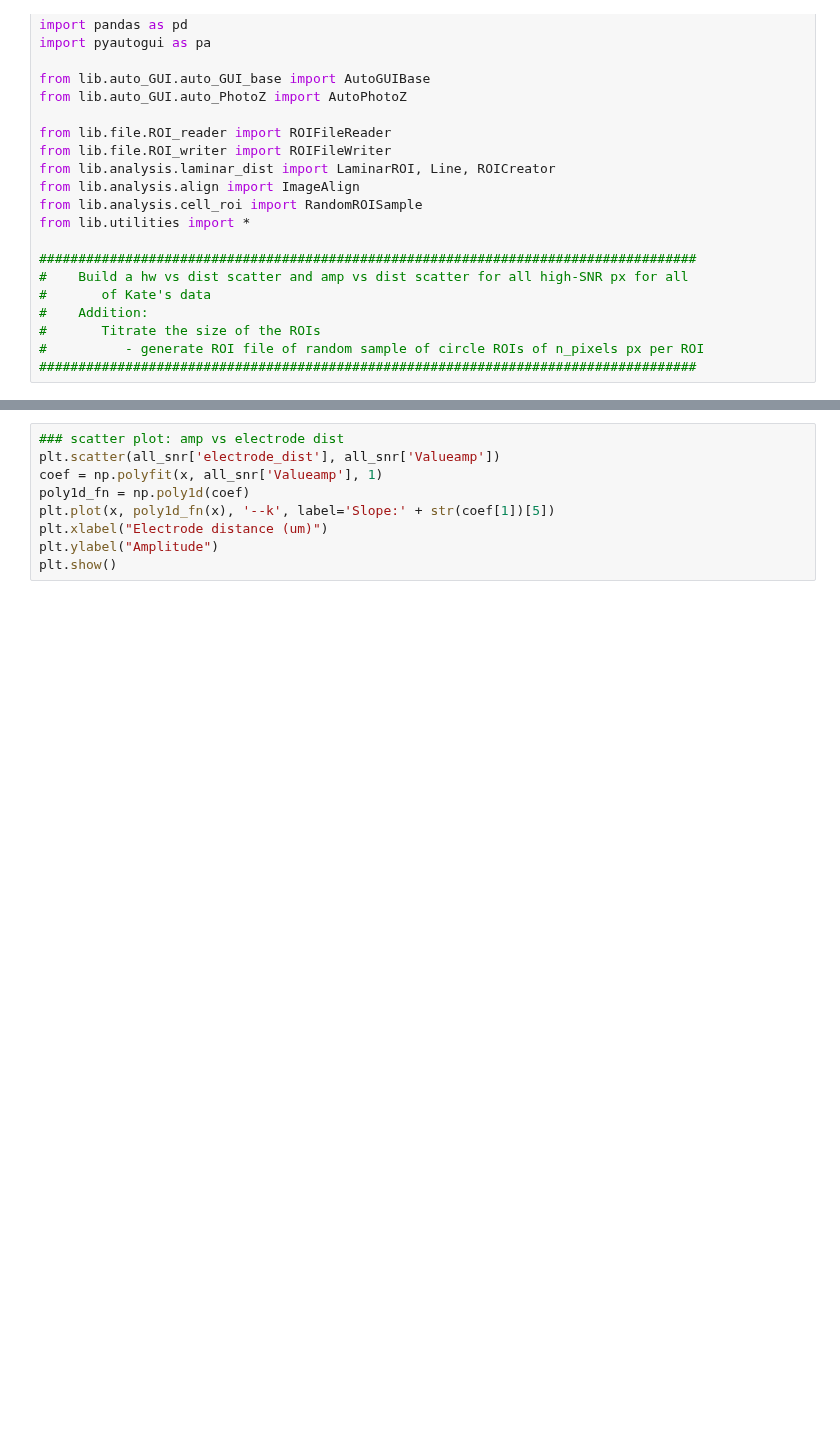
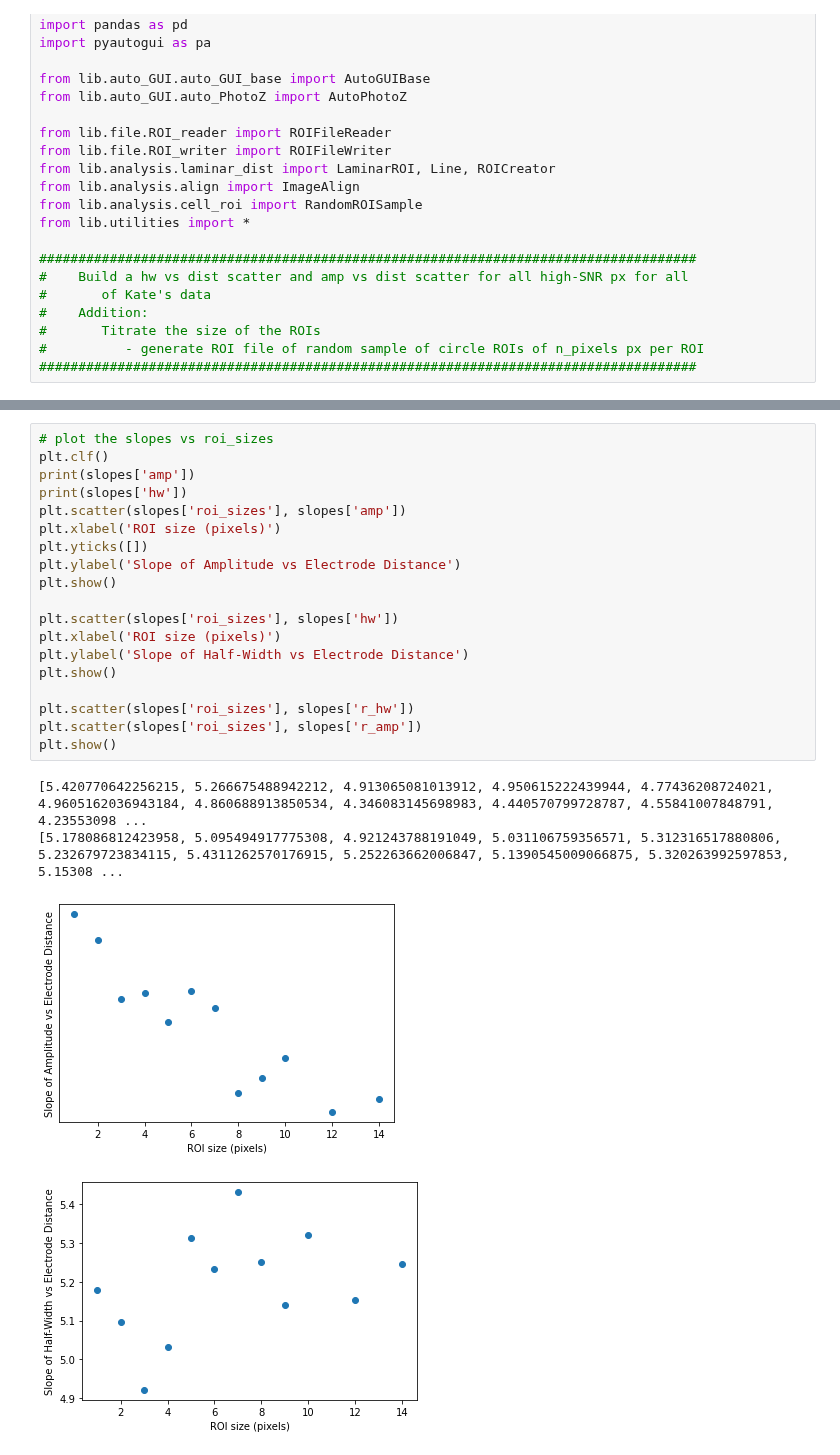
Before and after one commit to john-judge/TSM-to-ZDA, a Jupyter notebook: titrate_hw_amp_vs_dist.ipynb, the cells around one changed output, grey strips where cells are left out. Drawn from its saved outputs; the diff is of its cells as text; blank space fills up the shorter version.

```diff
--- a/titrate_hw_amp_vs_dist.ipynb
+++ b/titrate_hw_amp_vs_dist.ipynb
@@ -190,9 +326,24 @@ plt.show()
-# %%
-### scatter plot: amp vs electrode dist
-plt.scatter(all_snr['electrode_dist'], all_snr['Valueamp'])
-coef = np.polyfit(x, all_snr['Valueamp'], 1)
-poly1d_fn = np.poly1d(coef)
-plt.plot(x, poly1d_fn(x), '--k', label='Slope:' + str(coef[1])[5])
-plt.xlabel("Electrode distance (um)")
-plt.ylabel("Amplitude")
-plt.show()
+# %%
+# plot the slopes vs roi_sizes
+plt.clf()
+print(slopes['amp'])
+print(slopes['hw'])
+plt.scatter(slopes['roi_sizes'], slopes['amp'])
+plt.xlabel('ROI size (pixels)')
+plt.yticks([])
+plt.ylabel('Slope of Amplitude vs Electrode Distance')
+plt.show()
+
+plt.scatter(slopes['roi_sizes'], slopes['hw'])
+plt.xlabel('ROI size (pixels)')
+plt.ylabel('Slope of Half-Width vs Electrode Distance')
+plt.show()
+
+plt.scatter(slopes['roi_sizes'], slopes['r_hw'])
+plt.scatter(slopes['roi_sizes'], slopes['r_amp'])
+plt.show()
+# %% [output]
+[5.420770642256215, 5.266675488942212, 4.913065081013912, 4.950615222439944, 4.77436208724021, 4.9605162036943184, 4.860688913850534, 4.346083145698983, 4.440570799728787, 4.55841007848791, 4.23553098 ...
+[5.178086812423958, 5.095494917775308, 4.921243788191049, 5.031106759356571, 5.312316517880806, 5.232679723834115, 5.4311262570176915, 5.252263662006847, 5.1390545009066875, 5.320263992597853, 5.15308 ...
+[figure, added]
+[figure, added]
```
Also changed, not shown: parts of 7 cells of this notebook, 4 other files.
